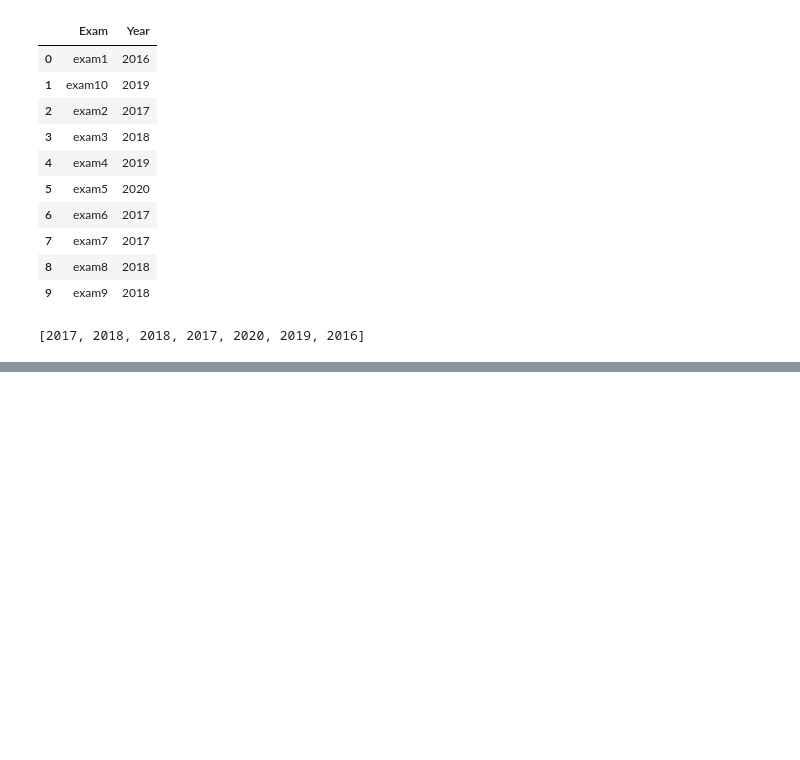
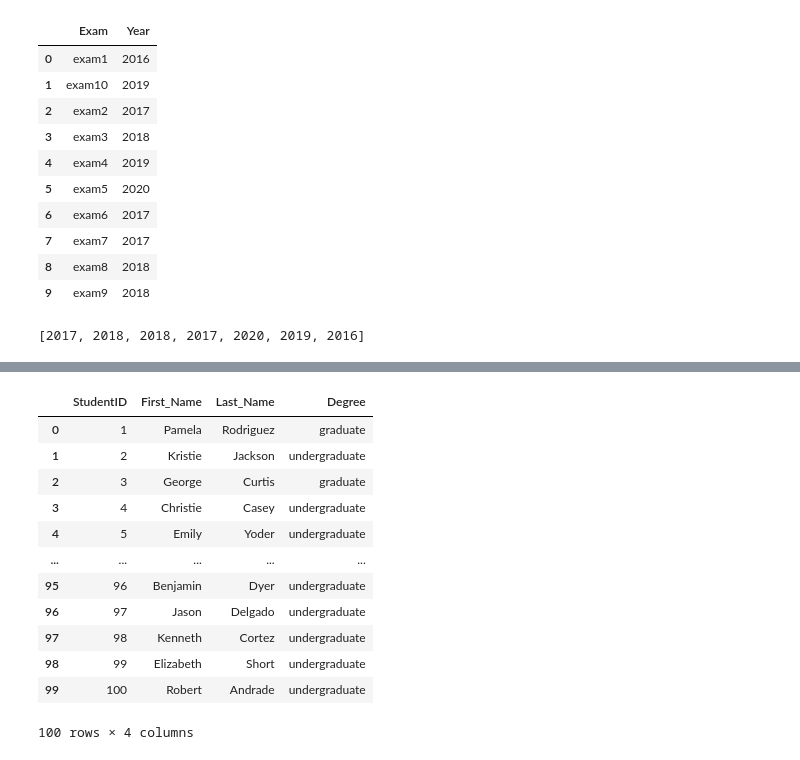
Before and after one commit to ShubhamMisar-12/Python-Code-Archive-2, a Jupyter notebook: Untitled.ipynb, the cells around one changed output, grey strips where cells are left out. Drawn from its saved outputs; the diff is of its cells as text; code cells hidden in the pictures; blank space fills up the shorter version.

```diff
--- a/Untitled.ipynb
+++ b/Untitled.ipynb
@@ -123,0 +239,19 @@ my_lst2
+# %%
+df[['Last_Name','First_Name']] = df['Name'].str.split(', ', expand=True)
+df['StudentID'] = df['StudentID'].apply(lambda x: int(x))
+df2 = df[['StudentID','First_Name','Last_Name','Degree'] ]
+df2
+# %% [output]
+|  | StudentID | First_Name | Last_Name | Degree |
+| 0 | 1 | Pamela | Rodriguez | graduate |
+| 1 | 2 | Kristie | Jackson | undergraduate |
+| 2 | 3 | George | Curtis | graduate |
+| 3 | 4 | Christie | Casey | undergraduate |
+| 4 | 5 | Emily | Yoder | undergraduate |
+| ... | ... | ... | ... | ... |
+| 95 | 96 | Benjamin | Dyer | undergraduate |
+| 96 | 97 | Jason | Delgado | undergraduate |
+| 97 | 98 | Kenneth | Cortez | undergraduate |
+| 98 | 99 | Elizabeth | Short | undergraduate |
+| 99 | 100 | Robert | Andrade | undergraduate |
+100 rows × 4 columns
```
Also changed, not shown: parts of 18 cells of this notebook, 3 other files.
